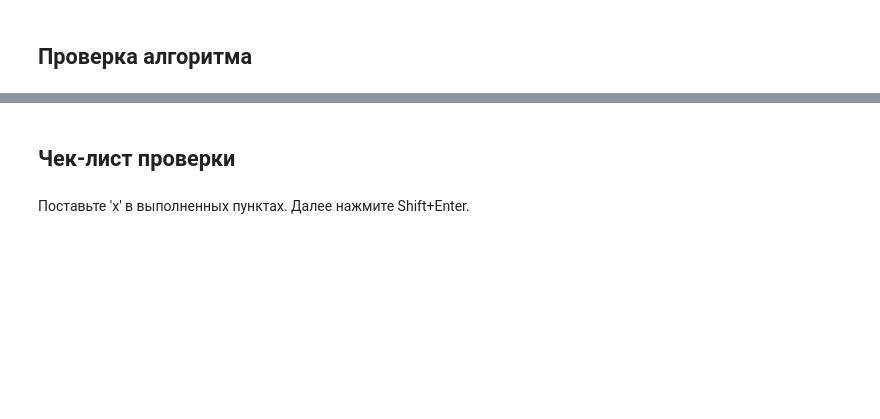
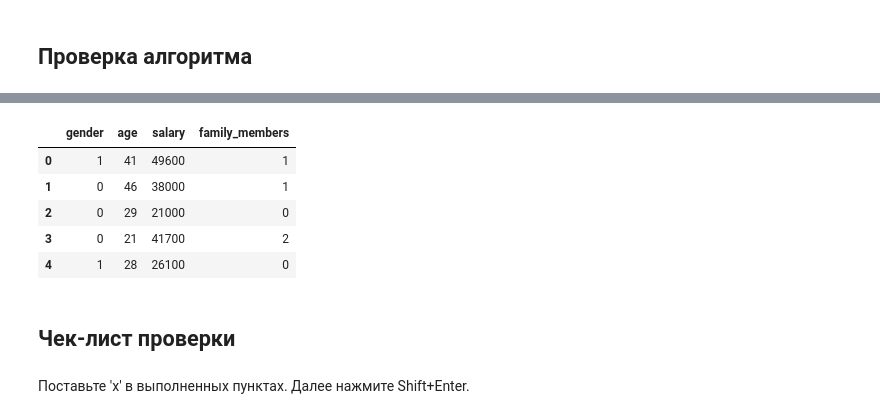
Before and after one commit to mbelveder/praktikum, a Jupyter notebook: 10_insurance/insurance.ipynb, the cells around one changed output, grey strips where cells are left out. Saved outputs shown, nothing was run; the diff lists cells and outputs as text; code cells hidden in the pictures; blank space fills up the shorter version.

```diff
--- a/10_insurance/insurance.ipynb
+++ b/10_insurance/insurance.ipynb
@@ -266,3 +346,12 @@ print(r2_score(target, predictions))
+# %%
+features.head()
+# %% [output]
+|  | gender | age | salary | family_members |
+| 0 | 1 | 41 | 49600 | 1 |
+| 1 | 0 | 46 | 38000 | 1 |
+| 2 | 0 | 29 | 21000 | 0 |
+| 3 | 0 | 21 | 41700 | 2 |
+| 4 | 1 | 28 | 26100 | 0 |
 # %% [markdown]
 ## Чек-лист проверки
 # %% [markdown]
```
Also changed, not shown: parts of 33 cells of this notebook.
